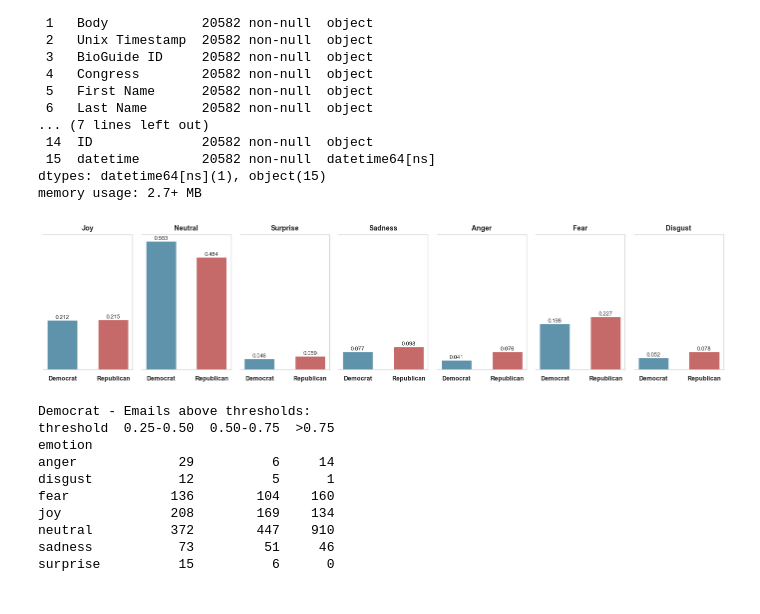
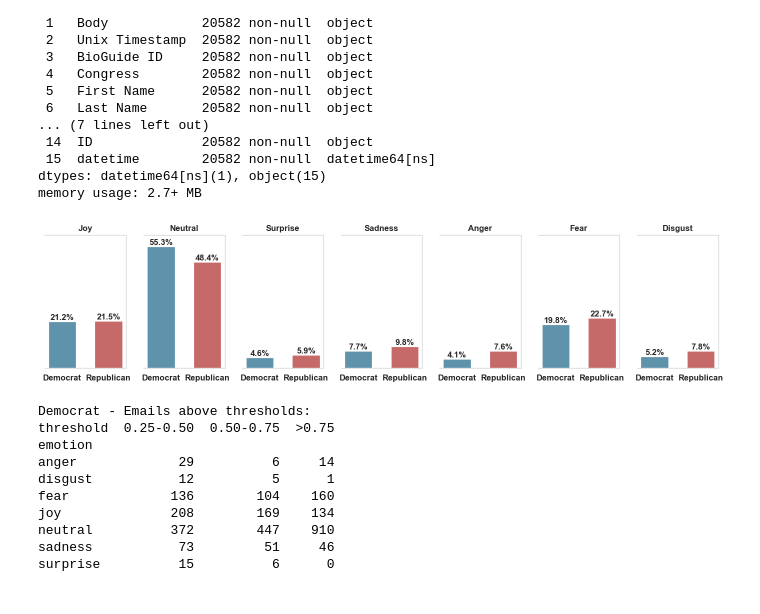
Before and after one commit to marobinette/cfd-project-ds1, a Jupyter notebook: notebooks/emotion_plots.ipynb, the cells around one changed output. Drawn from its saved outputs; the diff is of its cells as text; code cells hidden in the pictures.

```diff
--- a/notebooks/emotion_plots.ipynb
+++ b/notebooks/emotion_plots.ipynb
@@ -71,8 +71,8 @@ mergedData = mergedData.rename(columns={'Party': 'party'})
 df = mergedData.copy()
 # %%
 # Font settings
-axis_titlesize = 10
-axis_labelsize = 9
+axis_titlesize = 12
+axis_labelsize = 12
 facet_titlesize = 9
 caption_size = 8
 ppt_axis_titlesize = 14
@@ -134,9 +134,8 @@ for ax, emotion in zip(g.axes.flat, ['joy', 'neutral', 'surprise', 'sadness', 'a
         bar = ax.bar(idx, score, color=color, width=0.6)
 
         # Add value label on top
-        ax.text(idx, score, f'{score:.3f}',
-                ha='center', va='bottom', fontsize=caption_size)
-
+        ax.text(idx, score, f'{score*100:.1f}%',
+                ha='center', va='bottom', fontsize=12, fontweight='bold')
     # Set title (emotion name)
     ax.set_title(emotion.capitalize())
 
@@ -149,34 +148,35 @@ for ax, emotion in zip(g.axes.flat, ['joy', 'neutral', 'surprise', 'sadness', 'a
     ax.set_xticks([0, 1])
     ax.set_xticklabels(['Democrat', 'Republican'], fontsize=axis_labelsize, fontweight='bold')
     ax.set_xlabel('')
 
     # Keep light gray spines for remaining edges
     for spine in ['right', 'top', 'bottom']:
         ax.spines[spine].set_visible(True)
         ax.spines[spine].set_color("lightgray")
         ax.spines[spine].set_linewidth(1)
 
     # Remove grid
     ax.grid(False)
 
 # No axis labels needed
 g.set_axis_labels("", "")
 
 # Force figure size
 g.fig.set_size_inches(14, 3.5)
 
 # Style titles
 for ax in g.axes.flat:
     ax.tick_params(axis='x', labelsize=axis_labelsize)
     ax.title.set_fontweight("bold")
     ax.title.set_fontsize(axis_titlesize)
     ax.title.set_position((0.5, 1.05))
+    ax.set_ylim(0, .55 * 1.1)
 
 plt.tight_layout()
 plt.savefig('../figures/emotion_scores/average_emotion_scores.png', dpi=300, bbox_inches='tight')
 plt.show()
 # %% [output]
-[figure, old version]
+[figure, new version]
 # %%
 # Emotion columns
 emotion_cols = ['joy_score', 'neutral_score', 'surprise_score',
```
Also changed, not shown: 3 other files.
